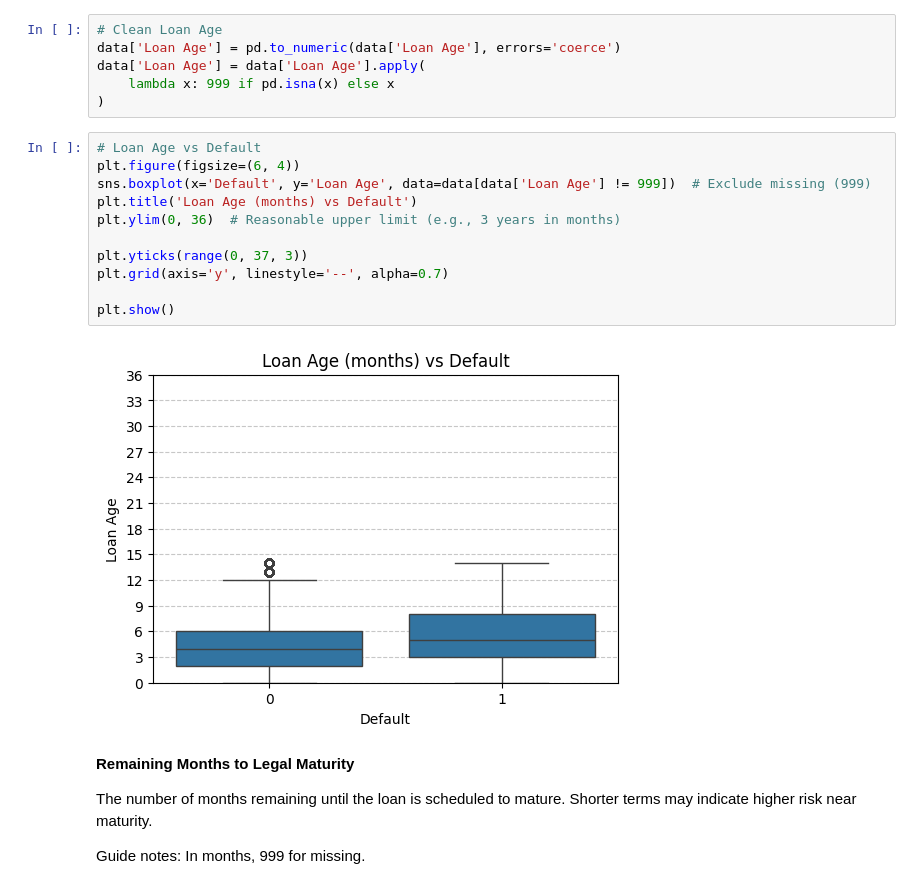
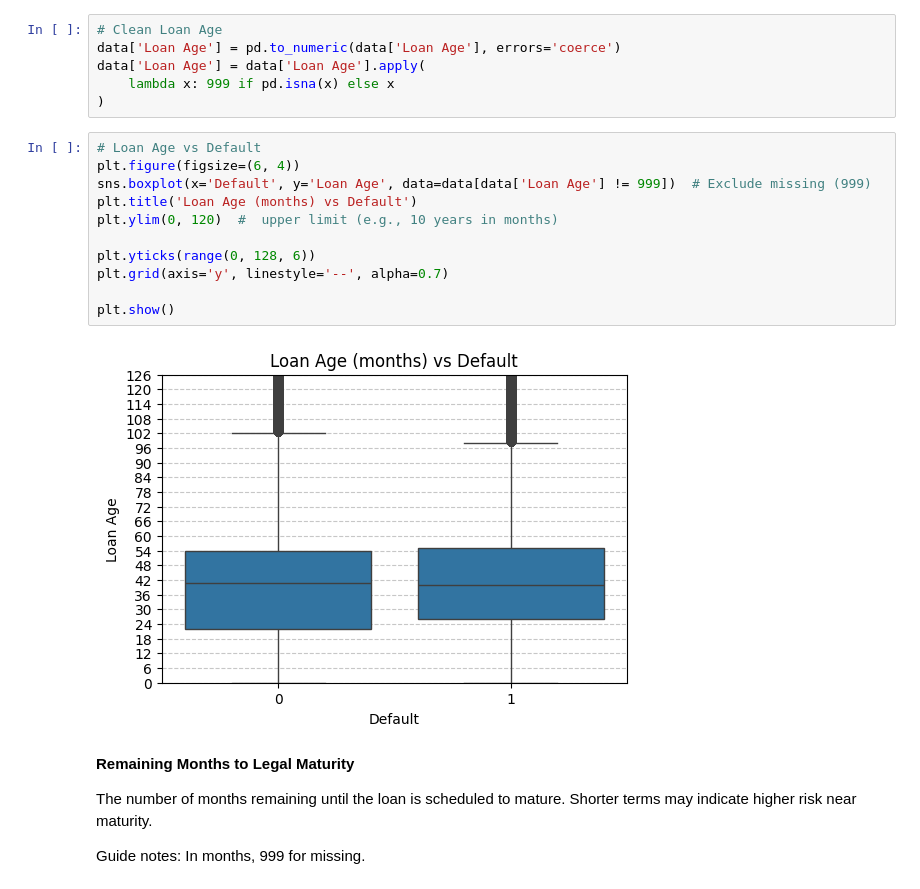
Before and after one commit to divija-rao/MBS_RiskManagement, a Jupyter notebook: regression_eda.ipynb, the cells around one changed output. Cells and saved outputs as stored; diff of their text form.

```diff
--- a/regression_eda.ipynb
+++ b/regression_eda.ipynb
@@ -195,16 +209,16 @@ data['Loan Age'] = data['Loan Age'].apply(
 # %%
 # Loan Age vs Default
 plt.figure(figsize=(6, 4))
 sns.boxplot(x='Default', y='Loan Age', data=data[data['Loan Age'] != 999])  # Exclude missing (999)
 plt.title('Loan Age (months) vs Default')
-plt.ylim(0, 36)  # Reasonable upper limit (e.g., 3 years in months)
+plt.ylim(0, 120)  #  upper limit (e.g., 10 years in months)
 
-plt.yticks(range(0, 37, 3))
+plt.yticks(range(0, 128, 6))
 plt.grid(axis='y', linestyle='--', alpha=0.7)
 
 plt.show()
 # %% [output]
-[figure, old version]
+[figure, new version]
 # %% [markdown]
 **Remaining Months to Legal Maturity**
 
```
Also changed, not shown: parts of 18 cells of this notebook.
